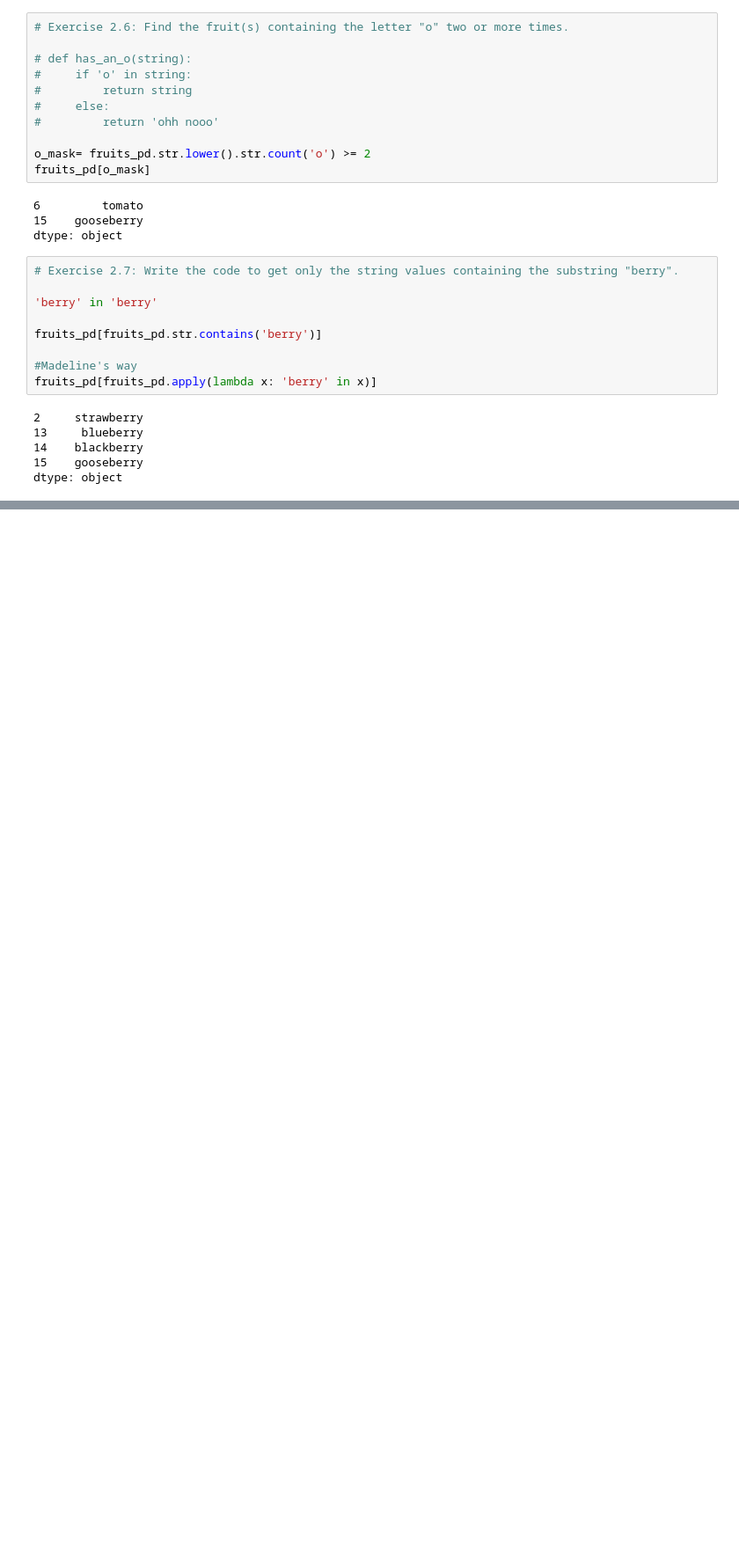
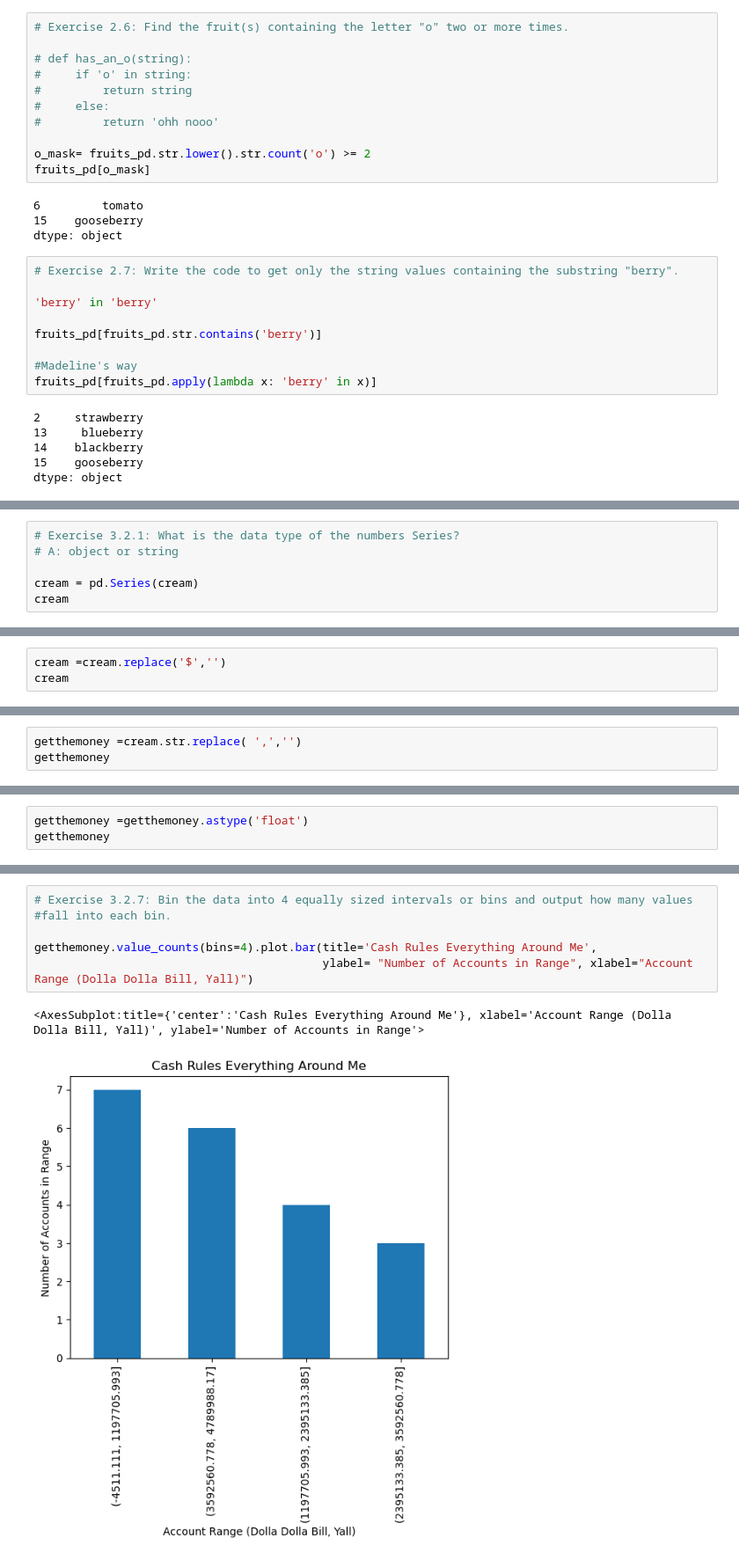
Before and after one commit to mack-mcglenn/numpy-pandas-visualization-exercises, a Jupyter notebook: pandas_series.py.ipynb, the cells around one changed output, grey strips where cells are left out. Shown at 88% size. Cells and saved outputs as stored; diff of their text form; blank space fills up the shorter version.

```diff
--- a/pandas_series.py.ipynb
+++ b/pandas_series.py.ipynb
@@ -418,0 +534,6 @@ TypeError: unhashable type: 'list'
+# %%
+# Exercise 3.2.1: What is the data type of the numbers Series?
+# A: object or string
+
+cream = pd.Series(cream)
+cream
@@ -418,0 +568,3 @@ TypeError: unhashable type: 'list'
+# %%
+cream =cream.replace('$','')
+cream
@@ -418,0 +589,3 @@ TypeError: unhashable type: 'list'
+# %%
+getthemoney =cream.str.replace( ',','')
+getthemoney
@@ -418,0 +610,3 @@ TypeError: unhashable type: 'list'
+# %%
+getthemoney =getthemoney.astype('float')
+getthemoney
@@ -418,0 +649,9 @@ TypeError: unhashable type: 'list'
+# %%
+# Exercise 3.2.7: Bin the data into 4 equally sized intervals or bins and output how many values
+#fall into each bin.
+
+getthemoney.value_counts(bins=4).plot.bar(title='Cash Rules Everything Around Me',
+                                          ylabel= "Number of Accounts in Range", xlabel="Account Range (Dolla Dolla Bill, Yall)")
+# %% [output]
+<AxesSubplot:title={'center':'Cash Rules Everything Around Me'}, xlabel='Account Range (Dolla Dolla Bill, Yall)', ylabel='Number of Accounts in Range'>
+[figure, added]
```
Also changed, not shown: parts of 29 cells of this notebook.
